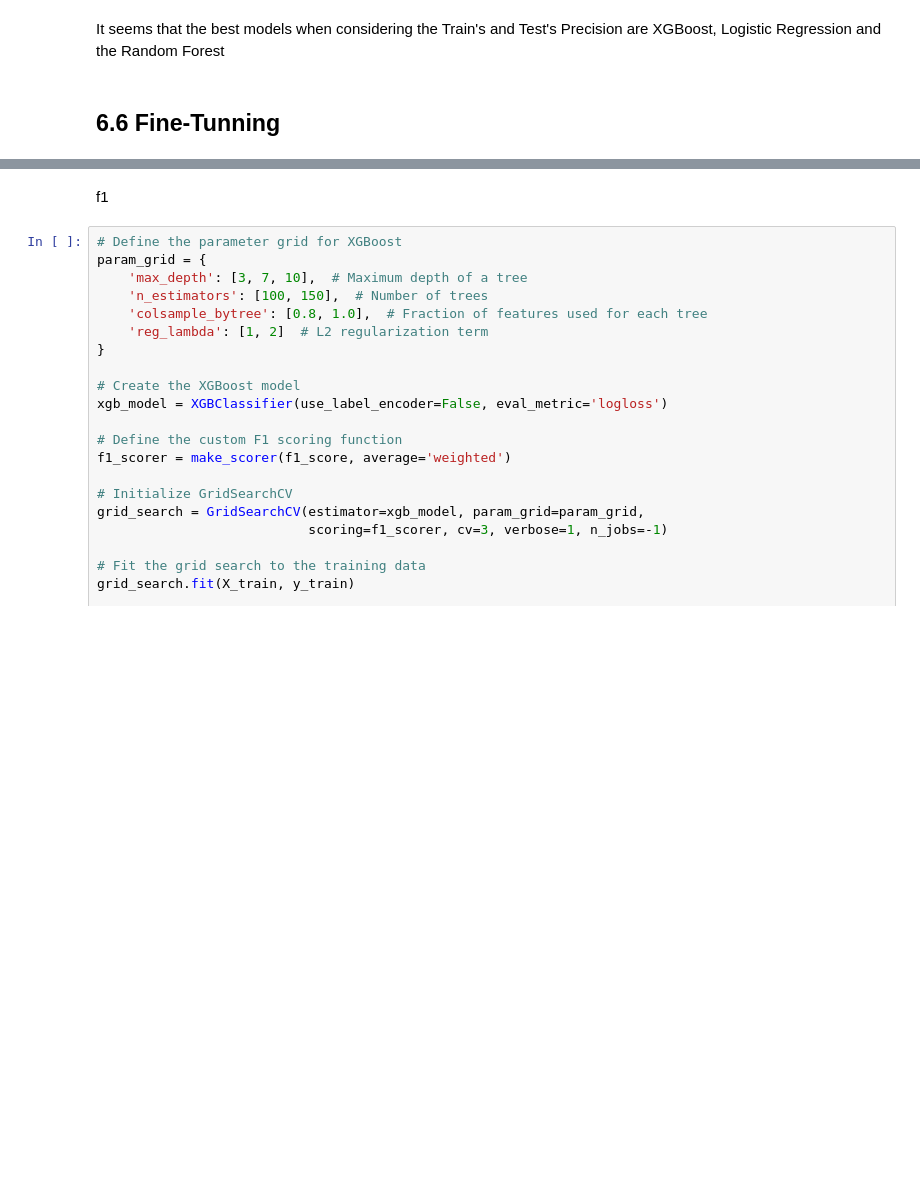
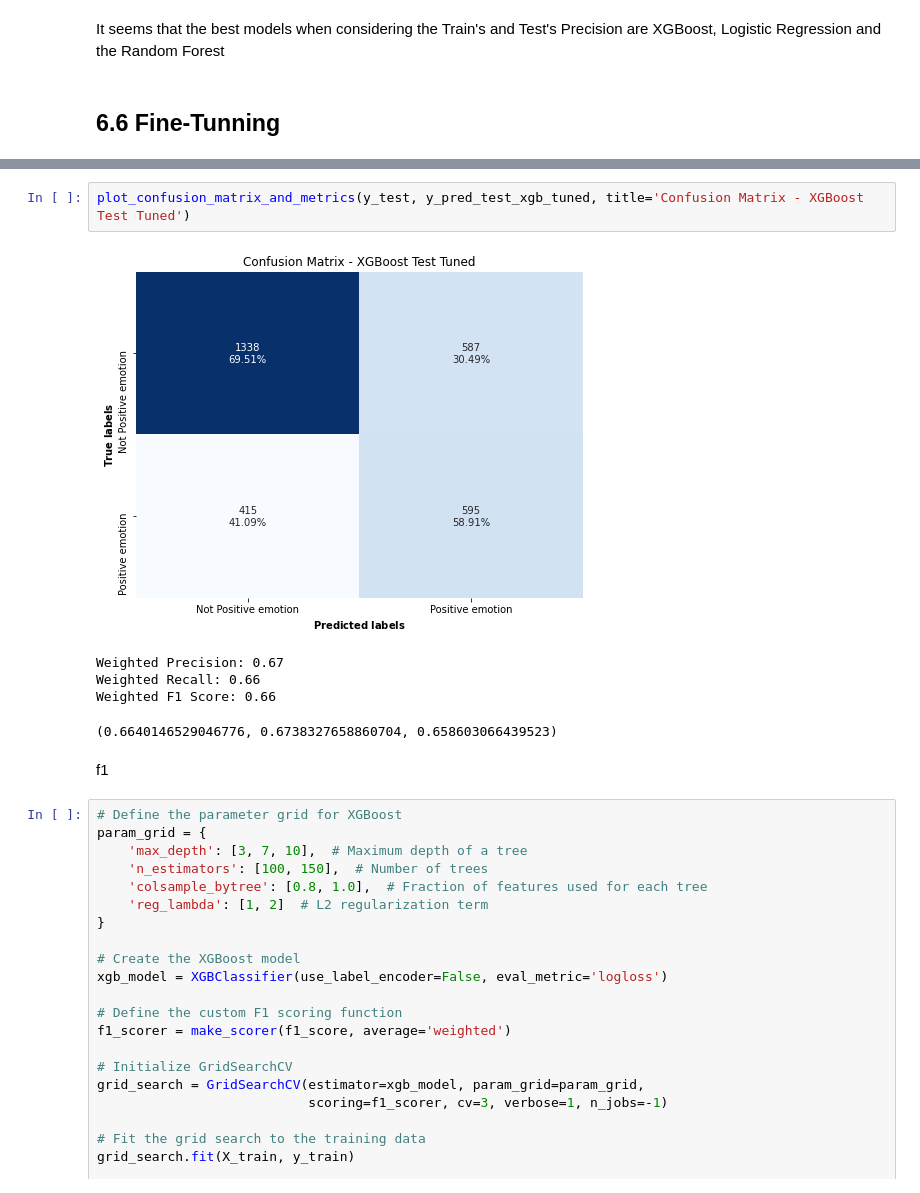
Before and after one commit to mbarriola96/Brands-product_emotions_analysis, a Jupyter notebook: 03_modelling-Copy1.ipynb, the cells around one changed output, grey strips where cells are left out. Drawn from its saved outputs; the diff is of its cells as text; blank space fills up the shorter version.

```diff
--- a/03_modelling-Copy1.ipynb
+++ b/03_modelling-Copy1.ipynb
@@ -483,3 +578,11 @@ It seems that the best models when considering the Train's and Test's Precision
+# %%
+plot_confusion_matrix_and_metrics(y_test, y_pred_test_xgb_tuned, title='Confusion Matrix - XGBoost Test Tuned')
+# %% [output]
+[figure, added]
+Weighted Precision: 0.67
+Weighted Recall: 0.66
+Weighted F1 Score: 0.66
+(0.6640146529046776, 0.6738327658860704, 0.658603066439523)
 # %% [markdown]
 f1
 # %%
```
Also changed, not shown: parts of 19 cells of this notebook, 3 other files.
